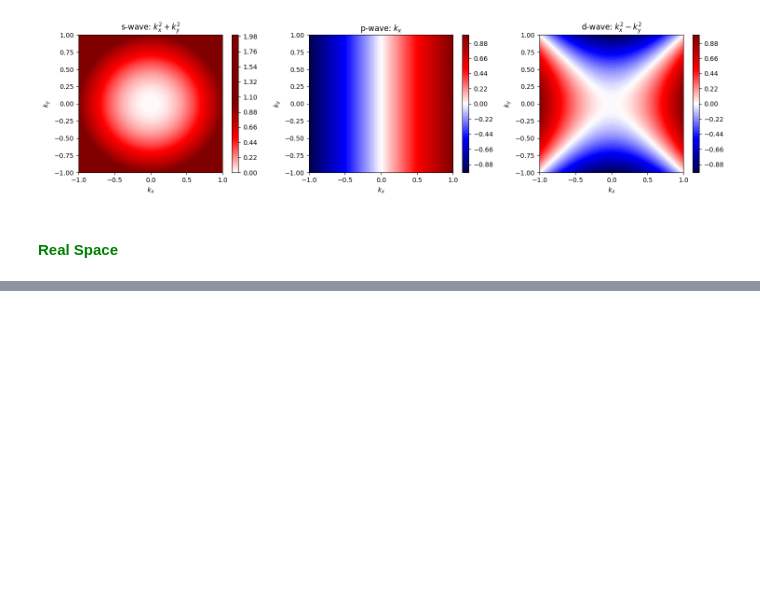
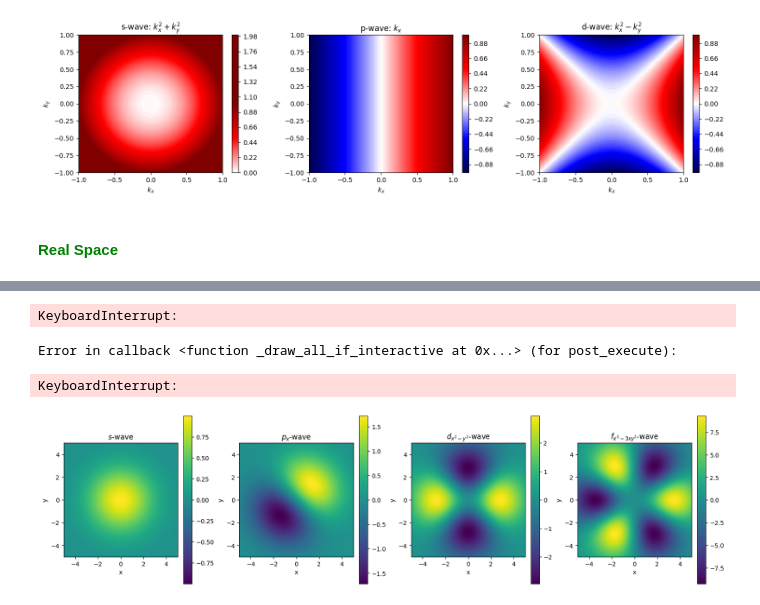
Before and after one commit to danidimic/MTI_SC_Gorkov, a Jupyter notebook: Pairing_Decomposition.ipynb, the cells around one changed output, grey strips where cells are left out. Drawn from its saved outputs; the diff is of its cells as text; code cells hidden in the pictures; blank space fills up the shorter version.

```diff
--- a/Pairing_Decomposition.ipynb
+++ b/Pairing_Decomposition.ipynb
@@ -442,0 +410,51 @@ plt.show()
+# %%
+import numpy as np
+import matplotlib.pyplot as plt
+
+# real‐space grid
+L = 5.0
+N = 400
+x = np.linspace(-L, L, N)
+y = np.linspace(-L, L, N)
+X, Y = np.meshgrid(x, y)
+R2 = X**2 + Y**2
+
+# Gaussian envelope
+sigma = 2.0
+g = np.exp(-R2/(2*sigma**2))
+
+# pairing functions
+f_s = g
+f_p = (X + Y) * g
+f_d = (X**2 - Y**2) * g
+f_f = (X**3 - 3*X*Y**2) * g
+
+functions = [f_s, f_p, f_d, f_f]
+titles = ['$s$-wave', '$p_x$-wave', '$d_{x^2−y^2}$-wave', '$f_{x^3-3xy^2}$-wave']
+
+
+# Plot with shared colorbar limits
+fig, axes = plt.subplots(1, 4, figsize=(16, 4), constrained_layout=True)
+
+for ax, f, title in zip(axes, functions, titles):
+
+    vmin, vmax = f.ravel().min(), f.ravel().max()
+
+    if title == '$s$-wave':
+        vmin = -vmax
+
+    pcm = ax.pcolormesh(X, Y, f, shading='auto', vmin=vmin, vmax=vmax, cmap='viridis')
+    ax.set_aspect('equal')
+    ax.set_title(title)
+    ax.set_xlabel('x'); ax.set_ylabel('y')
+    fig.colorbar(pcm, ax=ax)
+
+    fig.savefig(title + '.pdf')
+
+plt.suptitle('Real‐space Pairing Amplitudes')
+plt.show()
+# %% [output]
+KeyboardInterrupt:
+Error in callback <function _draw_all_if_interactive at 0x...> (for post_execute):
+KeyboardInterrupt:
+[figure, added]
```
Also changed, not shown: parts of 1 cell of this notebook, 14 other files.
